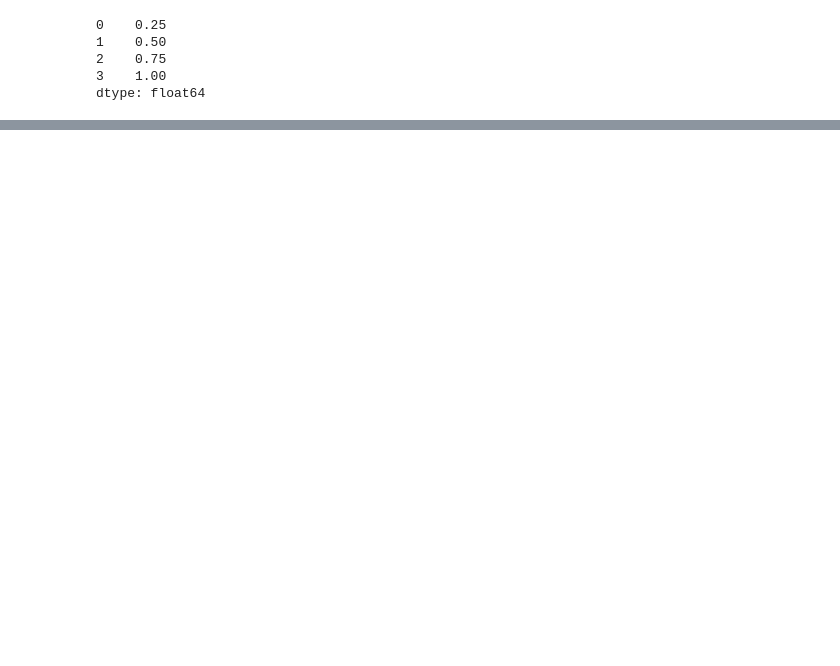
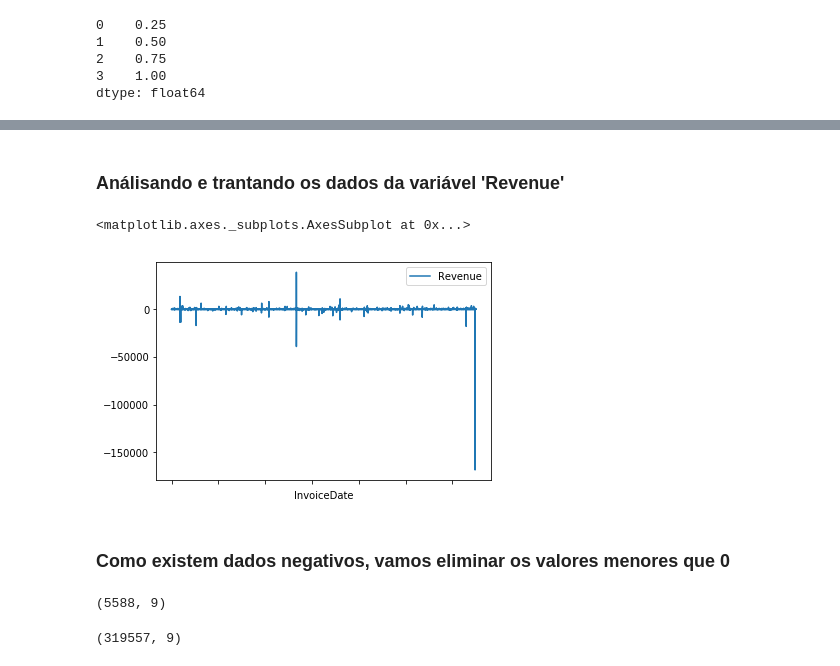
Before and after one commit to sn3fru/datascience_course, a Jupyter notebook: 1-analise-exploratória-basica/03-pandas/pandas101.ipynb, the cells around one changed output, grey strips where cells are left out. Saved outputs shown, nothing was run; the diff lists cells and outputs as text; code cells hidden in the pictures; blank space fills up the shorter version.

```diff
--- a/1-analise-exploratória-basica/03-pandas/pandas101.ipynb
+++ b/1-analise-exploratória-basica/03-pandas/pandas101.ipynb
@@ -109,0 +315,2 @@ data[(data['pop'] > 19552860) | (data['area']>423967)]
+# %%
+sales = pd.DataFrame(pd.read_csv('data/UKretail.csv',encoding='latin'))
@@ -109,0 +442,2 @@ data[(data['pop'] > 19552860) | (data['area']>423967)]
+# %%
+sales['Revenue'] = sales.Quantity*sales.UnitPrice
@@ -109,0 +477,21 @@ data[(data['pop'] > 19552860) | (data['area']>423967)]
+# %% [markdown]
+### Análisando e trantando os dados da variável 'Revenue'
+# %%
+from pylab import *
+
+sales.plot(x="InvoiceDate", y="Revenue", kind="line")
+# %% [output]
+<matplotlib.axes._subplots.AxesSubplot at 0x...>
+[figure, added]
+# %% [markdown]
+### Como existem dados negativos, vamos eliminar os valores menores que 0
+# %%
+cancels = sales[sales["Revenue"]<0]
+cancels.shape
+# %% [output]
+(5588, 9)
+# %%
+sales.drop(sales[sales.Revenue < 0].index, inplace=True)
+sales.shape
+# %% [output]
+(319557, 9)
```
Also changed, not shown: parts of 107 cells of this notebook, 10 other files.
